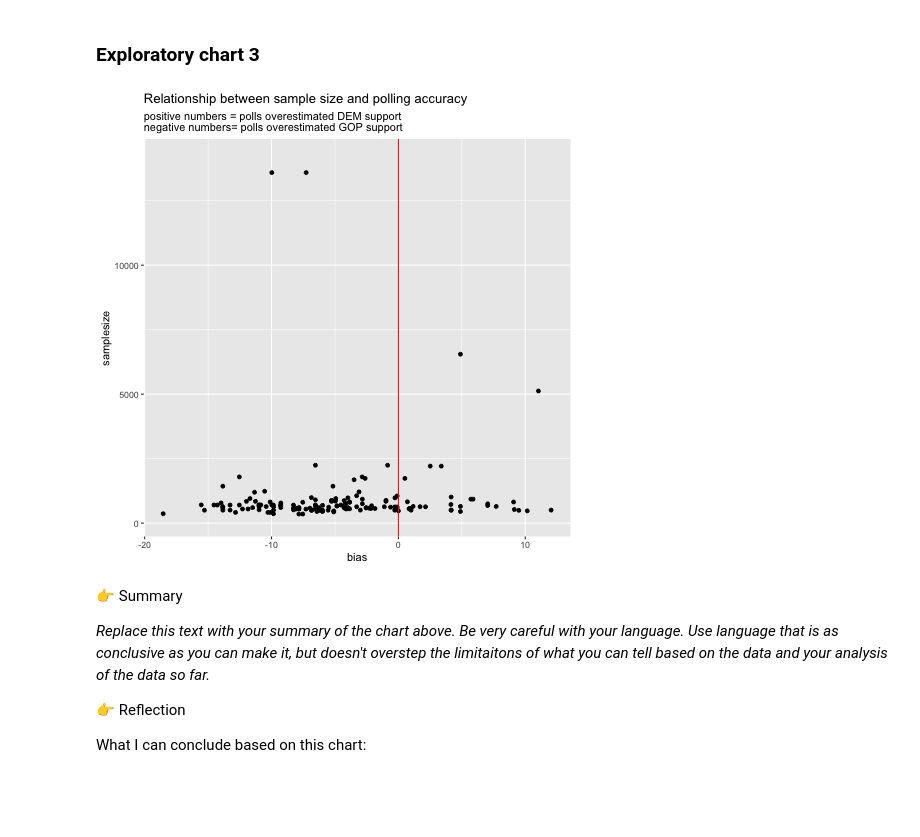
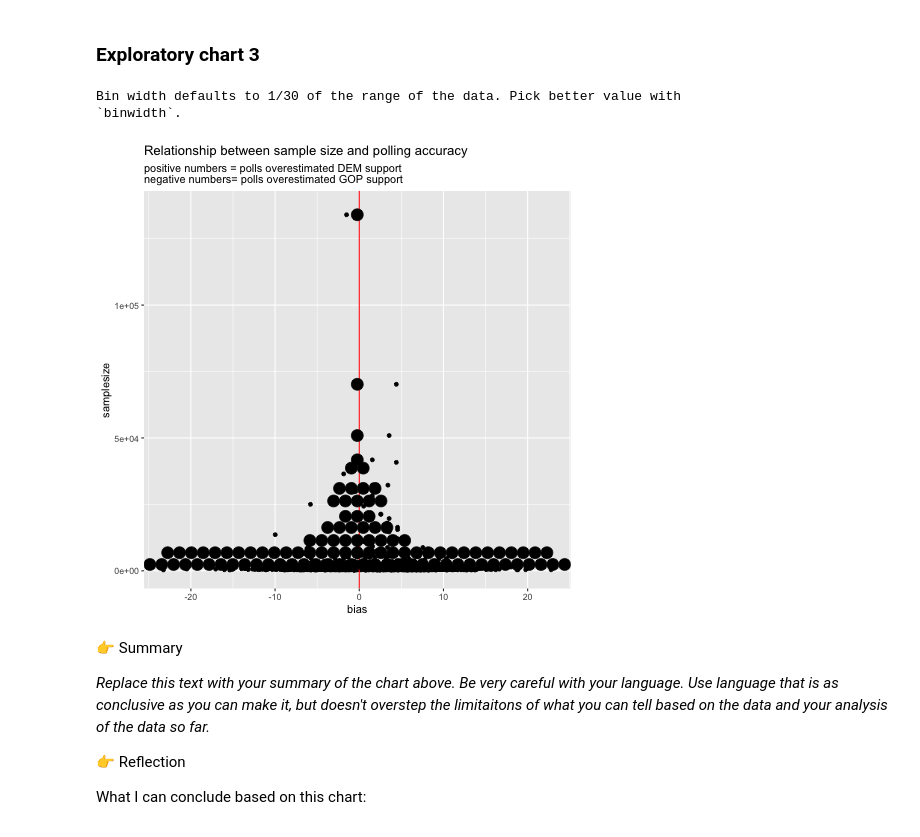
Before and after one commit to data4news/polling-exploration-henry-team-1, a Jupyter notebook: notebook-4.ipynb, the cells around one changed output. Drawn from its saved outputs; the diff is of its cells as text; code cells hidden in the pictures; blank space fills up the shorter version.

```diff
--- a/notebook-4.ipynb
+++ b/notebook-4.ipynb
@@ -162,23 +200,27 @@ What I can't conclude based on this chart:
 # %%
 %%R
 
 ggplot(df_pres_general) +
     aes(x=bias, y=samplesize) +
     geom_point() +
     geom_vline(aes(xintercept=0), color='red') +
+    geom_dotplot(binaxis = "y", stackdir =
+"center") +
     labs(
         title='Relationship between sample size and polling accuracy',
         subtitle="positive numbers = polls overestimated DEM support\nnegative numbers= polls overestimated GOP support",
         )
 
 
 
 
 
 # 👉 Chart 2
 # Insert code for a ggplot chart below
 # %% [output]
+Bin width defaults to 1/30 of the range of the data. Pick better value with
+`binwidth`.
-[figure, old version]
+[figure, new version]
 # %% [markdown]
 👉 Summary
 
```
Also changed, not shown: parts of 5 cells of this notebook.
